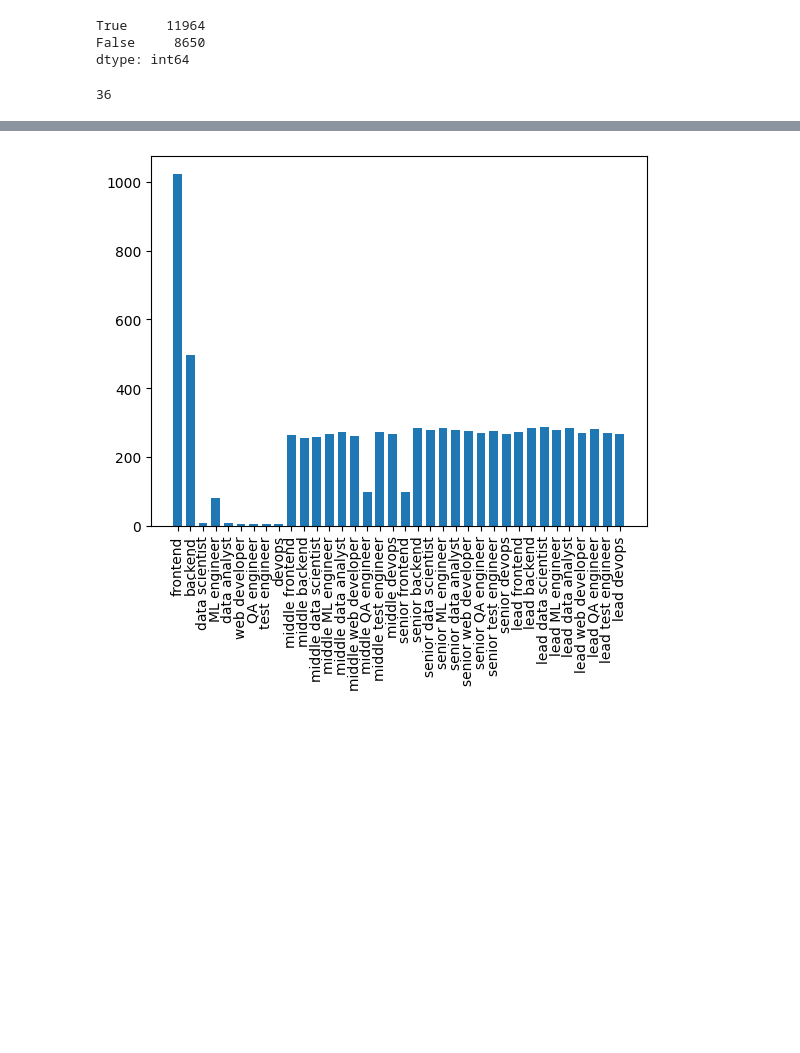
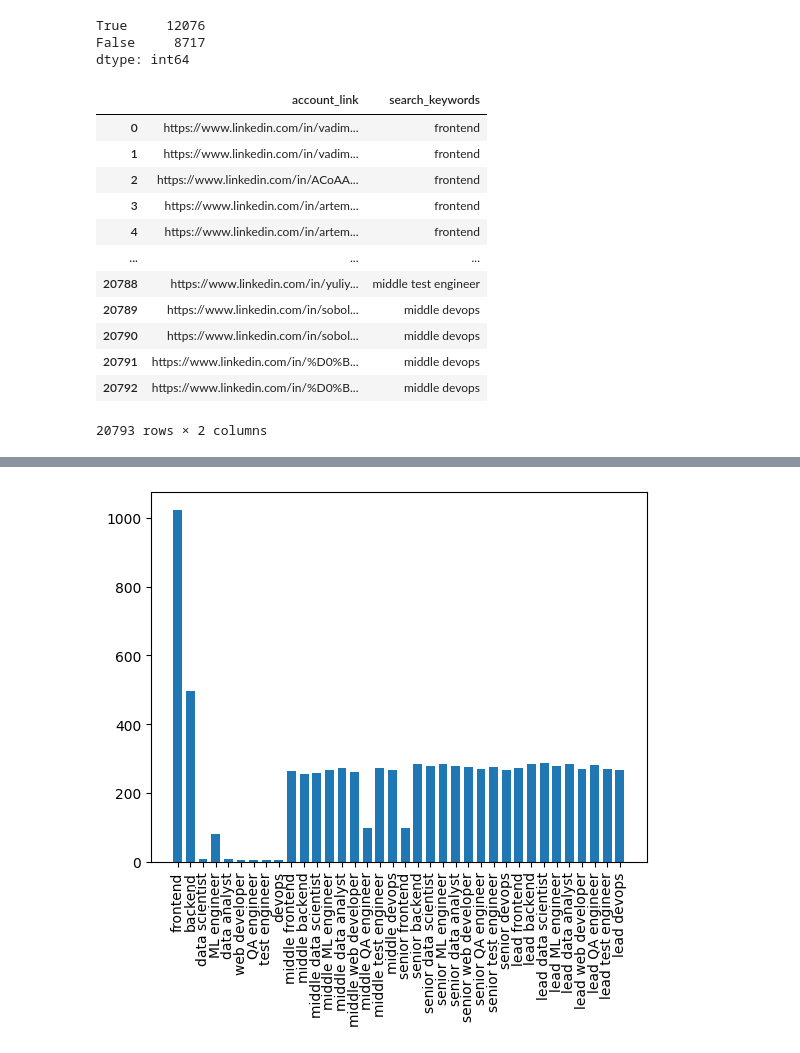
Before and after one commit to Akarinokadze/mentoring_hackathon, a Jupyter notebook: notebooks/experiments.ipynb, the cells around one changed output, grey strips where cells are left out. Saved outputs shown, nothing was run; the diff lists cells and outputs as text; code cells hidden in the pictures; blank space fills up the shorter version.

```diff
--- a/notebooks/experiments.ipynb
+++ b/notebooks/experiments.ipynb
@@ -6,11 +7,26 @@ import numpy as np
 # %%
-df = pd.read_csv(r'..\data\raw\data_frame.csv')
-df2 = pd.read_csv(r'..\data\raw\data_frame vadim only.csv')
+df = pd.read_csv(Path(r'../data/01_raw/raw_links.csv'))
 # %%
 df.duplicated().value_counts()
 # %% [output]
-True     11964
-False     8650
+True     12076
+False     8717
 dtype: int64
+# %%
+df
+# %% [output]
+|  | account_link | search_keywords |
+| 0 | https://www.linkedin.com/in/vadim... | frontend |
+| 1 | https://www.linkedin.com/in/vadim... | frontend |
+| 2 | https://www.linkedin.com/in/ACoAA... | frontend |
+| 3 | https://www.linkedin.com/in/artem... | frontend |
+| 4 | https://www.linkedin.com/in/artem... | frontend |
+| ... | ... | ... |
+| 20788 | https://www.linkedin.com/in/yuliy... | middle test engineer |
+| 20789 | https://www.linkedin.com/in/sobol... | middle devops |
+| 20790 | https://www.linkedin.com/in/sobol... | middle devops |
+| 20791 | https://www.linkedin.com/in/%D0%B... | middle devops |
+| 20792 | https://www.linkedin.com/in/%D0%B... | middle devops |
+20793 rows × 2 columns
 # %%
 df.drop_duplicates(inplace=True)
@@ -18,4 +32,0 @@ df2.drop_duplicates(inplace=True)
-# %%
-len(df['search_keywords'].unique())
-# %% [output]
-36
```
Also changed, not shown: parts of 4 cells of this notebook, 4 other files.
